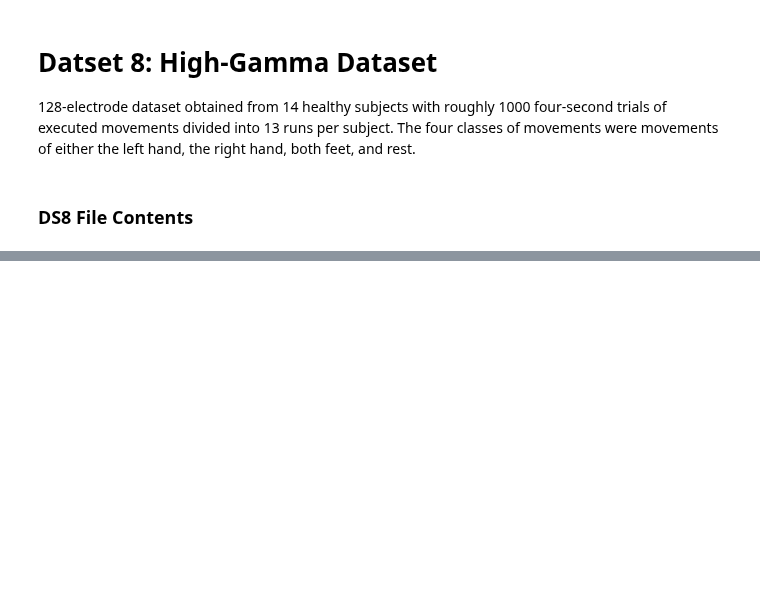
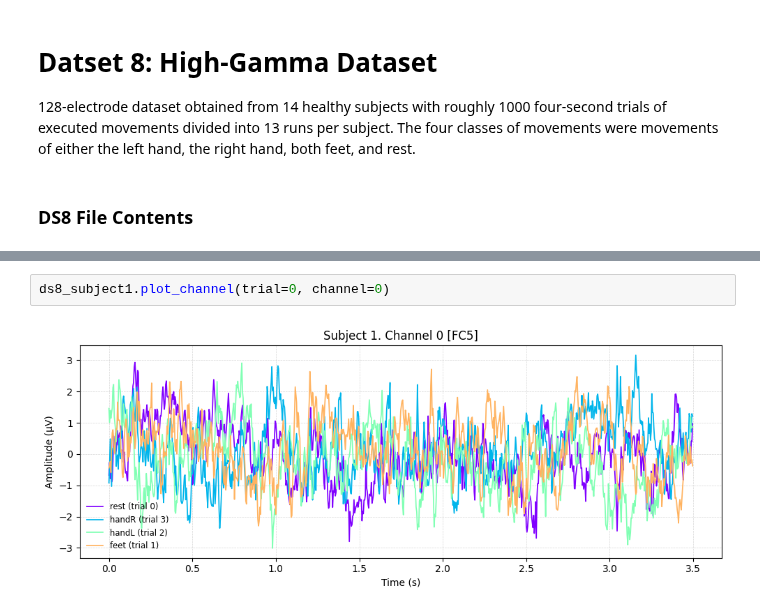
Before and after one commit to annzb/eeg-mi-decoders, a Jupyter notebook: main.ipynb, the cells around one changed output, grey strips where cells are left out. Drawn from its saved outputs; the diff is of its cells as text; blank space fills up the shorter version.

```diff
--- a/main.ipynb
+++ b/main.ipynb
@@ -279,0 +342,4 @@ plots.plot_model_accuracies(*ds4_eval.get_model_scores(dataset=ds4, mode='test')
+# %%
+ds8_subject1.plot_channel(trial=0, channel=0)
+# %% [output]
+[figure, added]
```
Also changed, not shown: parts of 19 cells of this notebook, 18 other files.
